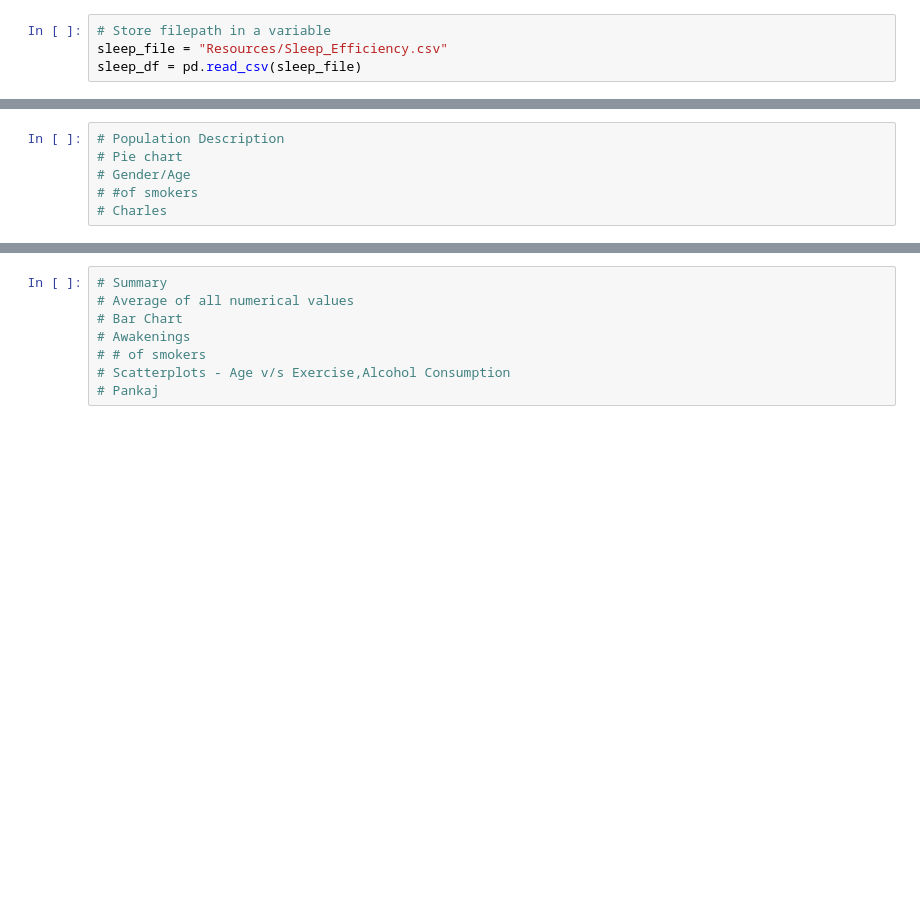
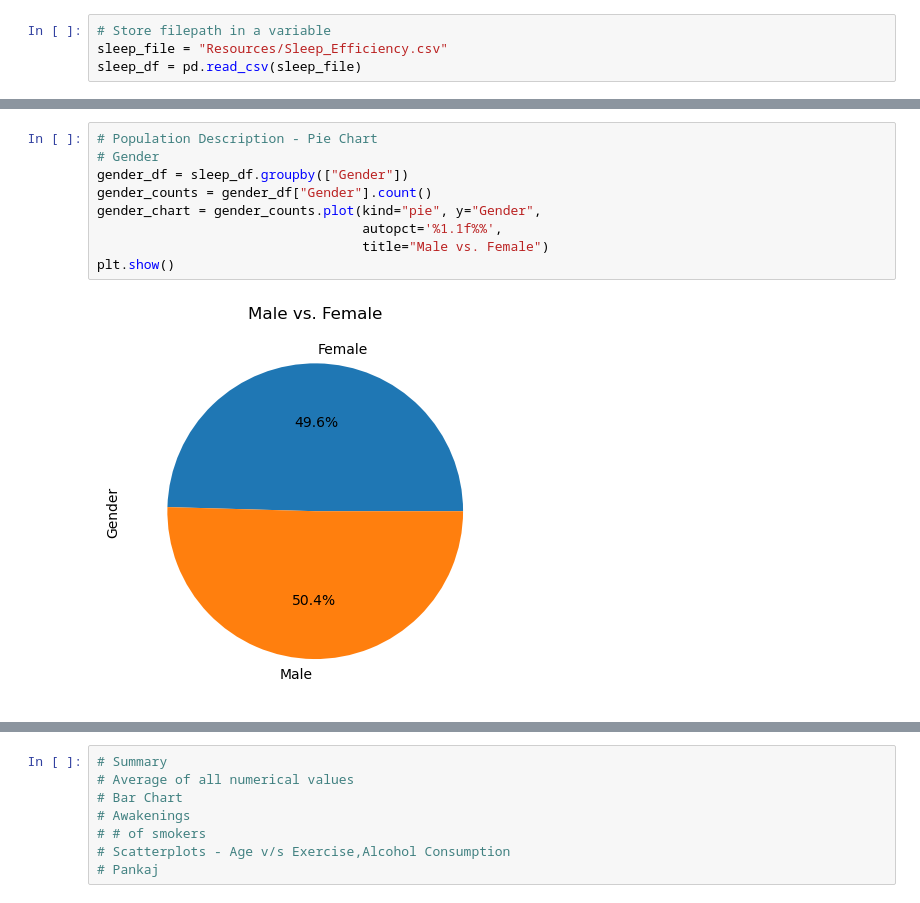
Before and after one commit to JenFreeze/Project_1, a Jupyter notebook: project1.ipynb, the cells around one changed output, grey strips where cells are left out. Drawn from its saved outputs; the diff is of its cells as text; blank space fills up the shorter version.

Commit message:
add_population_charts

```diff
--- a/project1.ipynb
+++ b/project1.ipynb
@@ -15,9 +16,14 @@ sleep_df.head(5)
 | 2 | 3 | 40 | Female | 2021-05-25 21:30:00 | 2021-05-25 05:30:00 | 8.0 | 0.89 | ... |
 | 3 | 4 | 40 | Female | 2021-11-03 02:30:00 | 2021-11-03 08:30:00 | 6.0 | 0.51 | ... |
 | 4 | 5 | 57 | Male | 2021-03-13 01:00:00 | 2021-03-13 09:00:00 | 8.0 | 0.76 | ... |
-# %%
-# Population Description
-# Pie chart
-# Gender/Age
-# #of smokers
-# Charles
+# %%
+# Population Description - Pie Chart
+# Gender
+gender_df = sleep_df.groupby(["Gender"])
+gender_counts = gender_df["Gender"].count()
+gender_chart = gender_counts.plot(kind="pie", y="Gender",
+                                  autopct='%1.1f%%',
+                                  title="Male vs. Female")
+plt.show()
+# %% [output]
+[figure, added]
```
Also changed, not shown: parts of 4 cells of this notebook.
